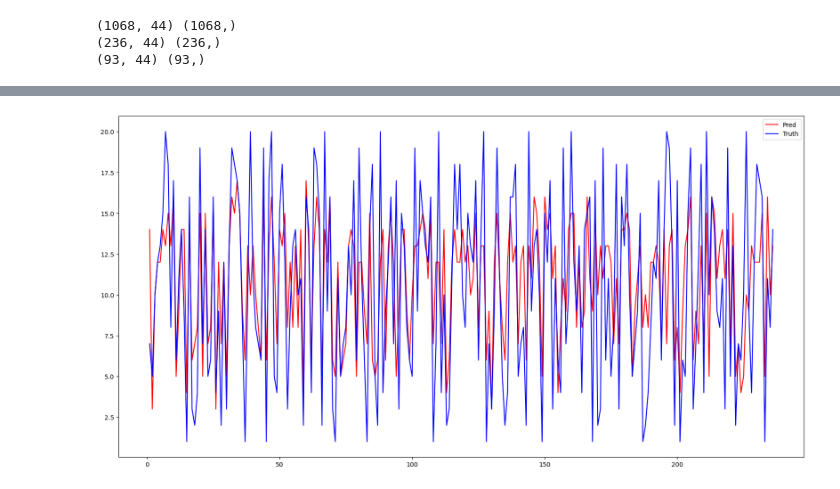
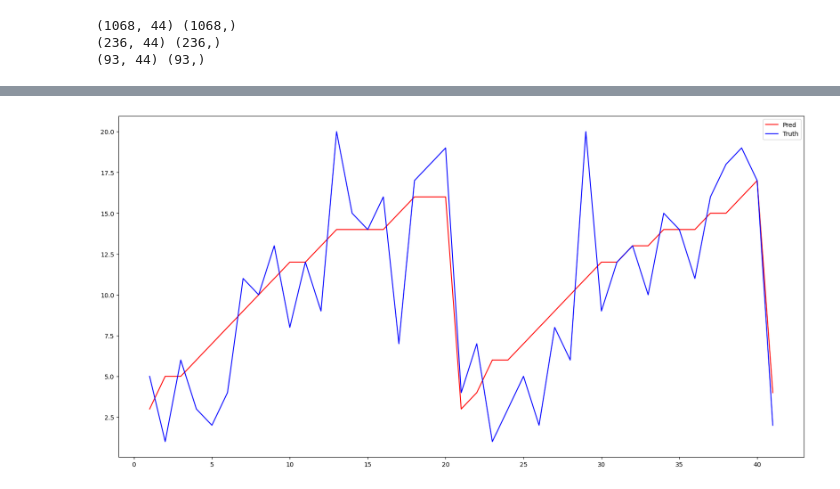
Before and after one commit to rohank36/f1, a Jupyter notebook: baseline.ipynb, the cells around one changed output, grey strips where cells are left out. Drawn from its saved outputs; the diff is of its cells as text; code cells hidden in the pictures.

```diff
--- a/baseline.ipynb
+++ b/baseline.ipynb
@@ -713,0 +577,10 @@ val_copy.loc[ (val_copy["Predicted_Race_Position"] == val_copy["Race_Position"])
+# %%
+# Simple training-eval loop
+model = Model()
+model.tune_hyperparam(x_val,y_val)
+print(model.n_estimators)
+model.train(x_trn,y_trn)
+important_features = model.get_feature_importance(x_trn)
+print(important_features)
+preds = model.predict(x_val)
+model.get_metrics(preds,y_val)
@@ -713,0 +605,4 @@ val_copy.loc[ (val_copy["Predicted_Race_Position"] == val_copy["Race_Position"])
+# %%
+# results on rf + lr residuals for training data
+preds = model.predict(x_trn)
+model.get_metrics(preds,y_trn)
@@ -714 +627,19 @@ val_copy.loc[ (val_copy["Predicted_Race_Position"] == val_copy["Race_Position"])
+# %%
+def pretty_predictions(x,round_number,driver,country,pred,actual):
+    df = x.copy()
+    df["Round_Number"] = round_number
+    df["Driver"] = driver
+    df["Country"] = country
+    df["Predicted_Race_Position"] = pred
+    df["Race_Position"] = actual
+    cols_to_be_included = ["Round_Number","Driver","Country","Predicted_Race_Position","Race_Position"]
+    #df = df[cols_to_be_included].sort_values(by='Predicted_Race_Position')
+    df = df[cols_to_be_included]
+    df = (
+        df
+        .groupby("Round_Number", group_keys=False)
+        .apply(lambda g: g.sort_values("Predicted_Race_Position"))
+        .reset_index(drop=True)
+    )
+    return df
 # %%
@@ -761,3 +678,13 @@ def plot_pred_vs_truth(df,stop_idx=None,plt_type='scatter'):
         plt.plot(time,truth,color="blue",label="Truth")
     plt.legend()
     plt.show()
+# %%
+# get predictions for val set
+y_pred = rf.predict(x_val)
+y_pred_rounded = np.rint(y_pred).astype(int)
+val_preds_pretty = pretty_predictions(x_val,val_round_number,val_driver,val_country,y_pred_rounded,y_val)
+
+# look at your predictions for max verstappen races in val set vs predicted race position
+#val_preds_pretty.loc[val_preds_pretty["Driver"]=='M VERSTAPPEN',:]
+
+round_number = 13
@@ -764,4 +738,4 @@ def plot_pred_vs_truth(df,stop_idx=None,plt_type='scatter'):
 # %%
-plot_pred_vs_truth(val_copy,None,'line')
+plot_pred_vs_truth(val_preds_pretty,41,'line')
 # %% [output]
-[figure, old version]
+[figure, new version]
```
Also changed, not shown: parts of 26 cells of this notebook, 9 other files.
